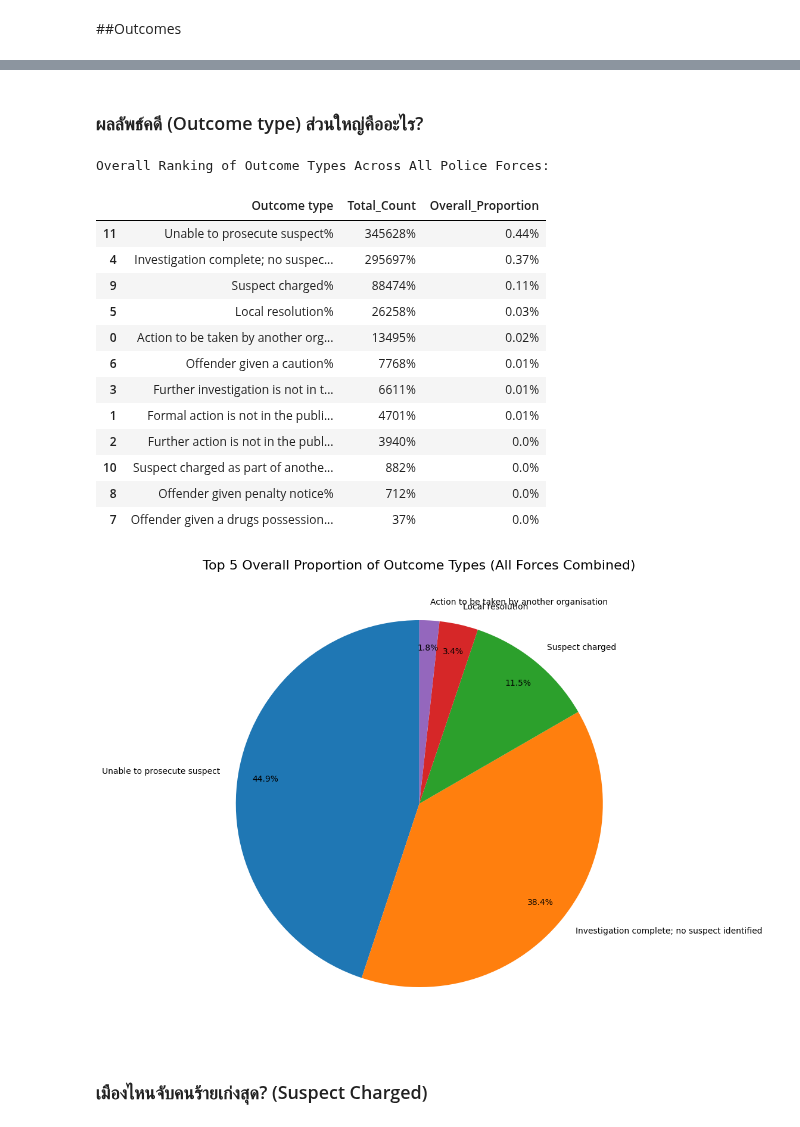
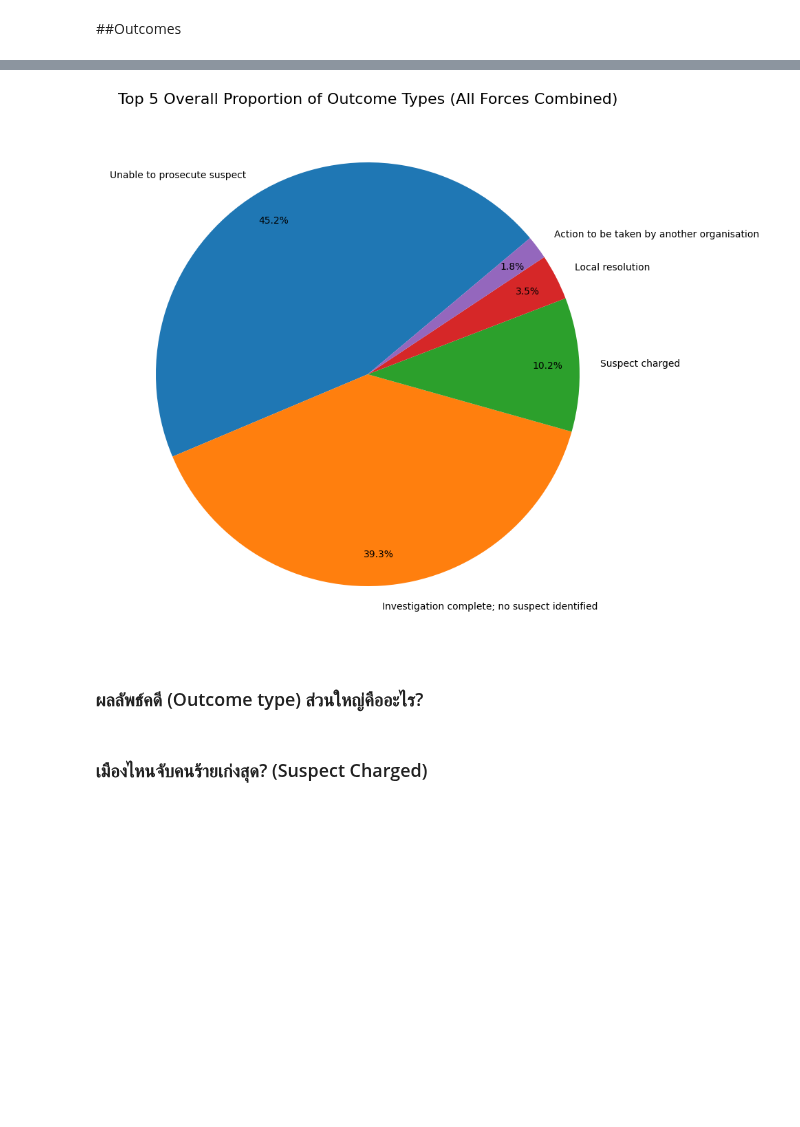
Before and after one commit to jangInw007/JENZY_Project, a Jupyter notebook: JENZY_is_perfect_project_Basicpro.ipynb, the cells around one changed output, grey strips where cells are left out. Drawn from its saved outputs; the diff is of its cells as text; code cells hidden in the pictures; blank space fills up the shorter version.

```diff
--- a/JENZY_is_perfect_project_Basicpro.ipynb
+++ b/JENZY_is_perfect_project_Basicpro.ipynb
@@ -1019,21 +232,3 @@ dtype: int64
 ถ้า Longitude เป็น NaN → ธงจะเป็น True (หมายความว่าแถวนี้จะถูกเติมค่าในขั้นตอนต่อไป)
 
 ถ้า Longitude มีค่า → ธงจะเป็น False (หมายความว่าเป็นพิกัดจริง)
-# %%
-# 2. สร้าง Flag Column เพื่อระบุว่าแถวใดถูกเติมค่า
-combined_outcomes_2025_all_months['Is_LonLat_Imputed'] = combined_outcomes_2025_all_months['Longitude'].isnull()
-
-# 3. เติมค่าว่าง Longitude/Latitude ด้วยค่ามัธยฐานของ LSOA
-combined_outcomes_2025_all_months['Longitude'] = combined_outcomes_2025_all_months.apply(
-    lambda row: lsoa_coords_median.loc[row['LSOA name'], 'Longitude']
-    if pd.isna(row['Longitude']) and row['LSOA name'] != 'LSOA Missing'
-    else row['Longitude'],
-    axis=1
-)
-
-combined_outcomes_2025_all_months['Latitude'] = combined_outcomes_2025_all_months.apply(
-    lambda row: lsoa_coords_median.loc[row['LSOA name'], 'Latitude']
-    if pd.isna(row['Latitude']) and row['LSOA name'] != 'LSOA Missing'
-    else row['Latitude'],
-    axis=1
-)
@@ -1533,48 +338,23 @@ plt.show()
+# %%
+import matplotlib.pyplot as plt
+import seaborn as sns
+import pandas as pd
+
+top_10_outcomes = total_outcomes_breakdown.nlargest(5, 'Total_Count')
+plt.figure(figsize=(10, 10))
+plt.pie(
+    top_10_outcomes['Overall_Proportion'],
+    labels=top_10_outcomes['Outcome type'],
+    autopct='%1.1f%%', # แสดงผลเป็นเปอร์เซ็นต์
+    startangle=40,
+    pctdistance=0.85 # ระยะห่างของข้อความเปอร์เซ็นต์จากศูนย์กลาง
+)
+plt.title('Top 5 Overall Proportion of Outcome Types (All Forces Combined)', fontsize=16)
+plt.show()
+# %% [output]
+[figure, added]
 # %% [markdown]
 ### ผลลัพธ์คดี (Outcome type) ส่วนใหญ่คืออะไร?
-# %%
-import pandas as pd
-import matplotlib.pyplot as plt
-
-# 1. คำนวณจำนวนและสัดส่วนของแต่ละ Outcome type ในภาพรวม
-total_outcomes_breakdown = combined_outcomes_2025_all_months.groupby('Outcome type').size().reset_index(name='Total_Count')
-total_outcomes_breakdown['Overall_Proportion'] = (
-    total_outcomes_breakdown['Total_Count'] / total_outcomes_breakdown['Total_Count'].sum()
-)
-
-print("Overall Ranking of Outcome Types Across All Police Forces:")
-display(total_outcomes_breakdown.sort_values(by='Total_Count', ascending=False).round(2).astype(str) + '%')
-
-# --- Filter for Top 10 Outcome Types ---
-top_10_outcomes = total_outcomes_breakdown.nlargest(5, 'Total_Count')
-
-# 2. โค้ดนำเสนอ: Pie Chart (using Top 10)
-plt.figure(figsize=(10, 10))
-plt.pie(
-    top_10_outcomes['Overall_Proportion'],
-    labels=top_10_outcomes['Outcome type'],
-    autopct='%1.1f%%', # แสดงผลเป็นเปอร์เซ็นต์
-    startangle=90,
-    pctdistance=0.85 # ระยะห่างของข้อความเปอร์เซ็นต์จากศูนย์กลาง
-)
-plt.title('Top 5 Overall Proportion of Outcome Types (All Forces Combined)', fontsize=16)
-plt.show()
-# %% [output]
-Overall Ranking of Outcome Types Across All Police Forces:
-|  | Outcome type | Total_Count | Overall_Proportion |
-| 11 | Unable to prosecute suspect% | 345628% | 0.44% |
-| 4 | Investigation complete; no suspec... | 295697% | 0.37% |
-| 9 | Suspect charged% | 88474% | 0.11% |
-| 5 | Local resolution% | 26258% | 0.03% |
-| 0 | Action to be taken by another org... | 13495% | 0.02% |
-| 6 | Offender given a caution% | 7768% | 0.01% |
-| 3 | Further investigation is not in t... | 6611% | 0.01% |
-| 1 | Formal action is not in the publi... | 4701% | 0.01% |
-| 2 | Further action is not in the publ... | 3940% | 0.0% |
-| 10 | Suspect charged as part of anothe... | 882% | 0.0% |
-| 8 | Offender given penalty notice% | 712% | 0.0% |
-| 7 | Offender given a drugs possession... | 37% | 0.0% |
-[figure, removed]
 # %% [markdown]
 ### เมืองไหนจับคนร้ายเก่งสุด? (Suspect Charged)
 # %%
```
Also changed, not shown: parts of 76 cells of this notebook.
